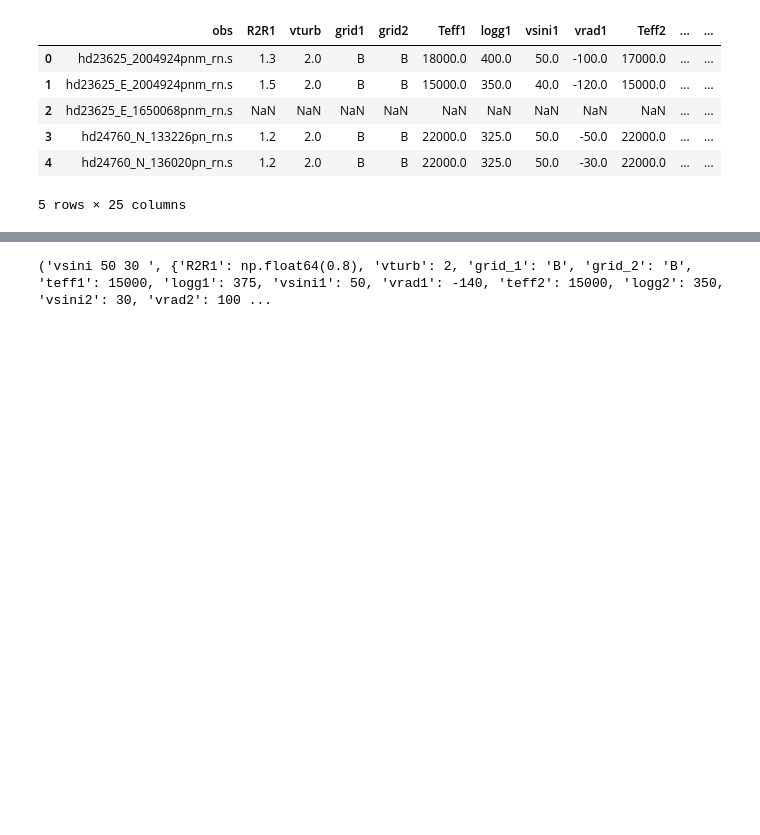
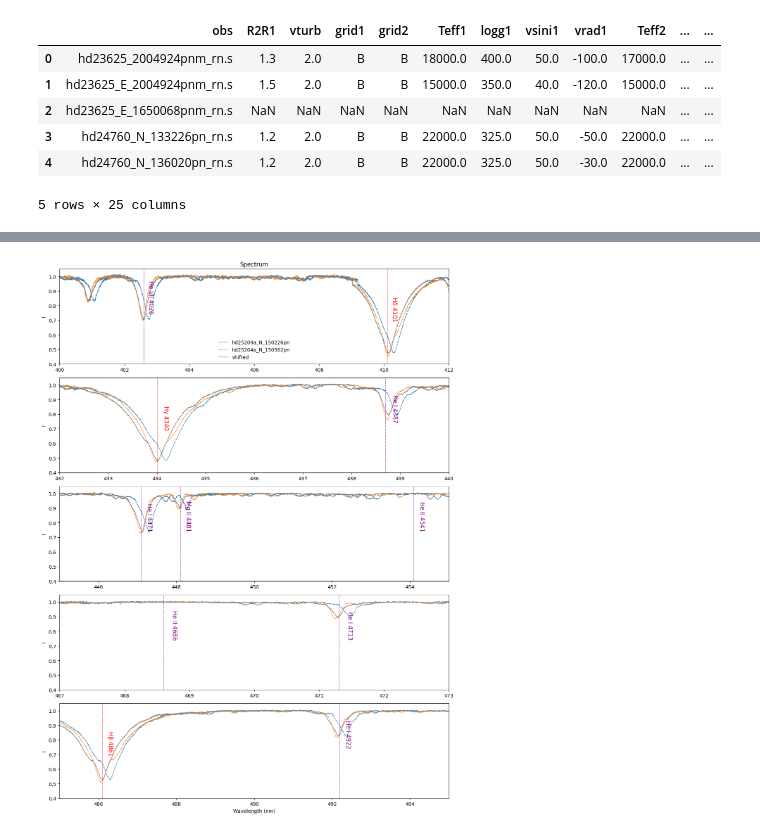
Before and after one commit to AaaaaaalexLi/AlexLiResearch, a Jupyter notebook: Binamics/Sort_Multiple_Component_Parameter_Trials.ipynb, the cells around one changed output, grey strips where cells are left out. Drawn from its saved outputs; the diff is of its cells as text; code cells hidden in the pictures; blank space fills up the shorter version.

```diff
--- a/Binamics/Sort_Multiple_Component_Parameter_Trials.ipynb
+++ b/Binamics/Sort_Multiple_Component_Parameter_Trials.ipynb
@@ -403,7 +418,37 @@ Saved comparison plot to: G:\Shared drives\BinamicsOstars\TLUSTY Fitting Diagnos
 # %%
-print(models[0])
+# doppler shift one of the spectra
+
+spec1_shifted = specs[1].doppler_shift(-120)
+fig, ax_obs = plt.subplots(5, 1, figsize=(12, 16))
+
+for i, (xmin, xmax) in enumerate(windows):
+    a = ax_obs[i]
+
+    for j, (spec_obs, label) in enumerate(zip(specs, labels)):
+        if j != fit_index:
+            a.plot(spec_obs.wl, spec_obs.specI, lw=1, ls="--", label=label)
+    a.plot(spec1_shifted.wl, spec1_shifted.specI, lw=1, color="grey", label="shifted")
+
+    # a.plot(spec.wl, spec.specI, lw=3, color="grey", label=labels[fit_index])
+    a.set(xlim=(xmin, xmax), ylim=(0.4, 1.05), ylabel="I")
+
+    for wl, label in lines_H:
+        if xmin <= wl <= xmax:
+            a.axvline(wl, color="red", ls="--", lw=0.7)
+            a.text(wl+0.12, 0.7, label, color="red", fontsize=12, rotation=-90)
+
+    for wl, label in lines_He:
+        if xmin <= wl <= xmax:
+            a.axvline(wl, color="purple", ls="--", lw=0.7)
+            a.text(wl+0.12, 0.75, label, color="purple", fontsize=12, rotation=-90)
+
+ax_obs[0].legend(loc="lower center", frameon=False)
+ax_obs[0].set_title("Spectrum")
+ax_obs[-1].set_xlabel("Wavelength (nm)")
+plt.tight_layout()
+plt.show()
 # %% [output]
-('vsini 50 30 ', {'R2R1': np.float64(0.8), 'vturb': 2, 'grid_1': 'B', 'grid_2': 'B', 'teff1': 15000, 'logg1': 375, 'vsini1': 50, 'vrad1': -140, 'teff2': 15000, 'logg2': 350, 'vsini2': 30, 'vrad2': 100 ...
+[figure, added]
 # %%
 # component_1, component_2, label_1, label_2 = make_binary_components(models[0])
 
```
Also changed, not shown: parts of 5 cells of this notebook, 4 other files.
